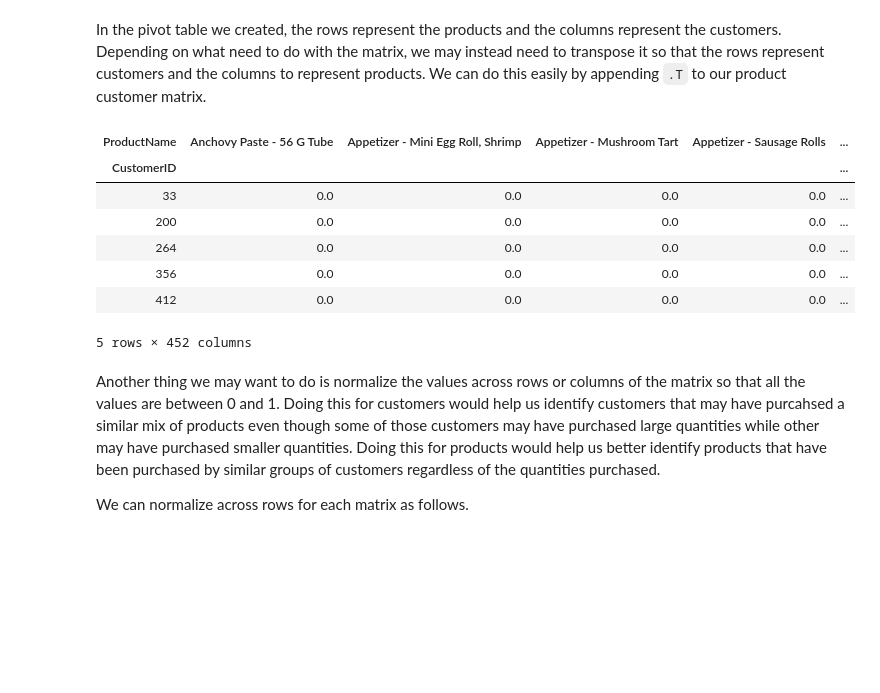
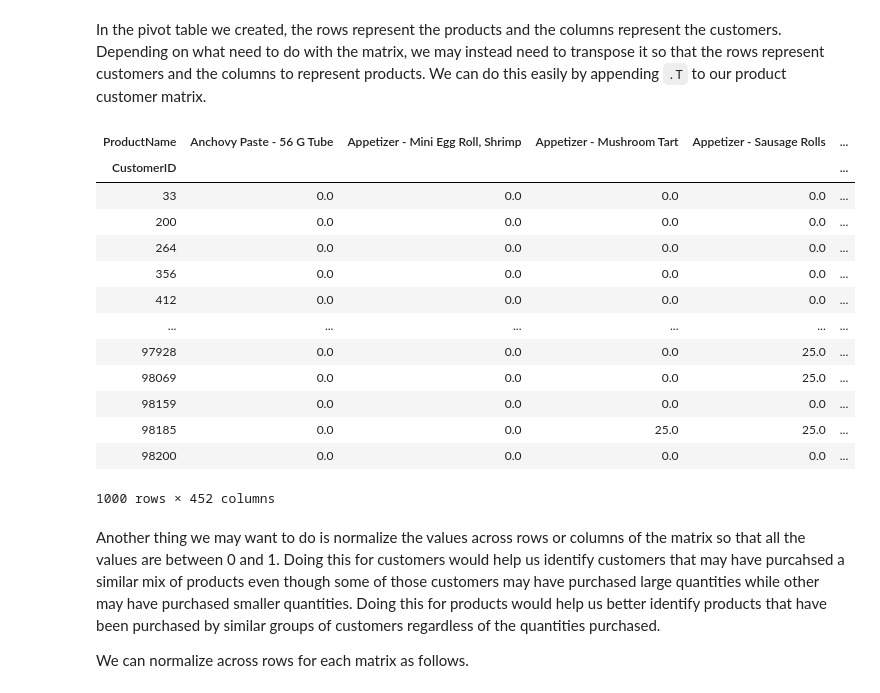
Before and after one commit to soledb94/datamad0320, a Jupyter notebook: module-2/lab-recommender-deepdive/your-code/main.ipynb, the cells around one changed output. Saved outputs shown, nothing was run; the diff lists cells and outputs as text; code cells hidden in the pictures; blank space fills up the shorter version.

```diff
--- a/module-2/lab-recommender-deepdive/your-code/main.ipynb
+++ b/module-2/lab-recommender-deepdive/your-code/main.ipynb
@@ -57,15 +57,23 @@ In the pivot table we created, the rows represent the products and the columns r
 # %%
 cust_prod_pivot = prod_cust_pivot.T
 cust_prod_pivot.head()
+
+cust_prod_pivot
 # %% [output]
 | ProductName | Anchovy Paste - 56 G Tube | Appetizer - Mini Egg Roll, Shrimp | Appetizer - Mushroom Tart | Appetizer - Sausage Rolls | ... |
 | CustomerID |  |  |  |  | ... |
 | 33 | 0.0 | 0.0 | 0.0 | 0.0 | ... |
 | 200 | 0.0 | 0.0 | 0.0 | 0.0 | ... |
 | 264 | 0.0 | 0.0 | 0.0 | 0.0 | ... |
 | 356 | 0.0 | 0.0 | 0.0 | 0.0 | ... |
 | 412 | 0.0 | 0.0 | 0.0 | 0.0 | ... |
+| ... | ... | ... | ... | ... | ... |
+| 97928 | 0.0 | 0.0 | 0.0 | 25.0 | ... |
+| 98069 | 0.0 | 0.0 | 0.0 | 25.0 | ... |
+| 98159 | 0.0 | 0.0 | 0.0 | 0.0 | ... |
+| 98185 | 0.0 | 0.0 | 25.0 | 25.0 | ... |
+| 98200 | 0.0 | 0.0 | 0.0 | 0.0 | ... |
-5 rows × 452 columns
+1000 rows × 452 columns
 # %% [markdown]
 Another thing we may want to do is normalize the values across rows or columns of the matrix so that all the values are between 0 and 1. Doing this for customers would help us identify customers that may have purcahsed a similar mix of products even though some of those customers may have purchased large quantities while other may have purchased smaller quantities. Doing this for products would help us better identify products that have been purchased by similar groups of customers regardless of the quantities purchased.
 
```
Also changed, not shown: parts of 14 cells of this notebook.
